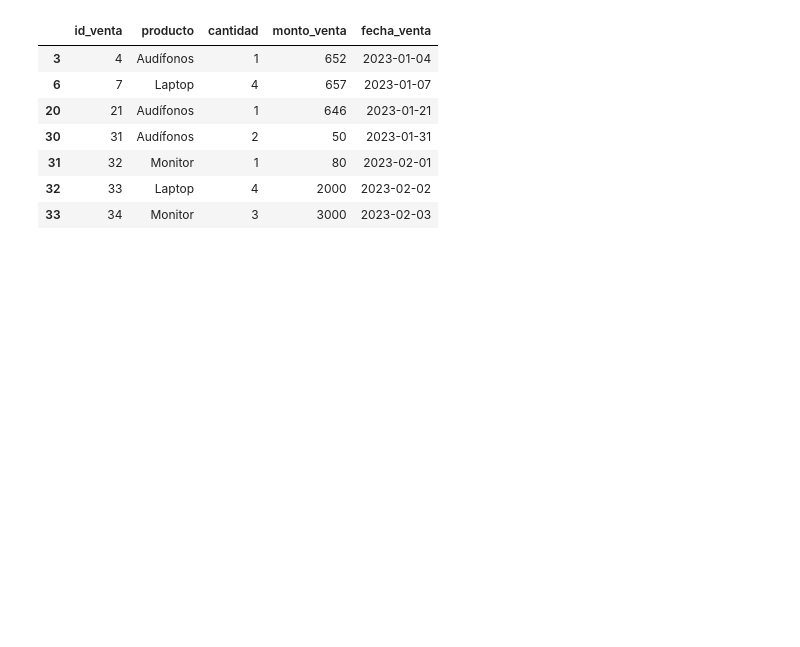
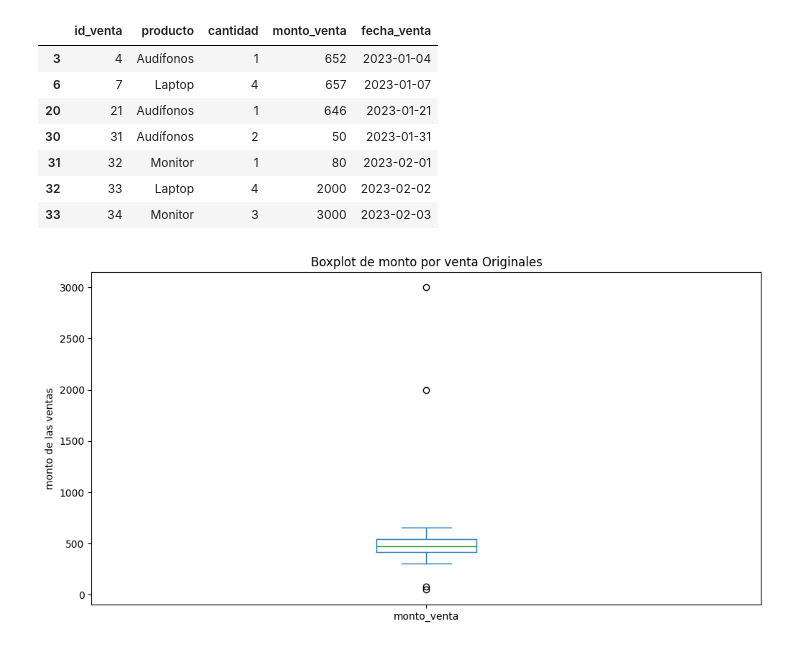
Before and after one commit to YACUERVO/Pandas, a Jupyter notebook: notebooks/EjemplosPracticosDuplicadoDatosAtipicos.ipynb, the cells around one changed output. Drawn from its saved outputs; the diff is of its cells as text; code cells hidden in the pictures; blank space fills up the shorter version.

```diff
--- a/notebooks/EjemplosPracticosDuplicadoDatosAtipicos.ipynb
+++ b/notebooks/EjemplosPracticosDuplicadoDatosAtipicos.ipynb
@@ -166,3 +167,13 @@ display(outliers)
 | 31 | 32 | Monitor | 1 | 80 | 2023-02-01 |
 | 32 | 33 | Laptop | 4 | 2000 | 2023-02-02 |
 | 33 | 34 | Monitor | 3 | 3000 | 2023-02-03 |
+# %%
+#Reemplazar los outliers con la mediana de los datos
+#Previsualizacion inicial
+plt.figure(figsize=(12,6))
+df['monto_venta'].plot(kind='box')
+plt.title('Boxplot de monto por venta Originales')
+plt.ylabel('monto de las ventas')
+plt.show()
+# %% [output]
+[figure, added]
```
Also changed, not shown: parts of 13 cells of this notebook, 3 other files.
